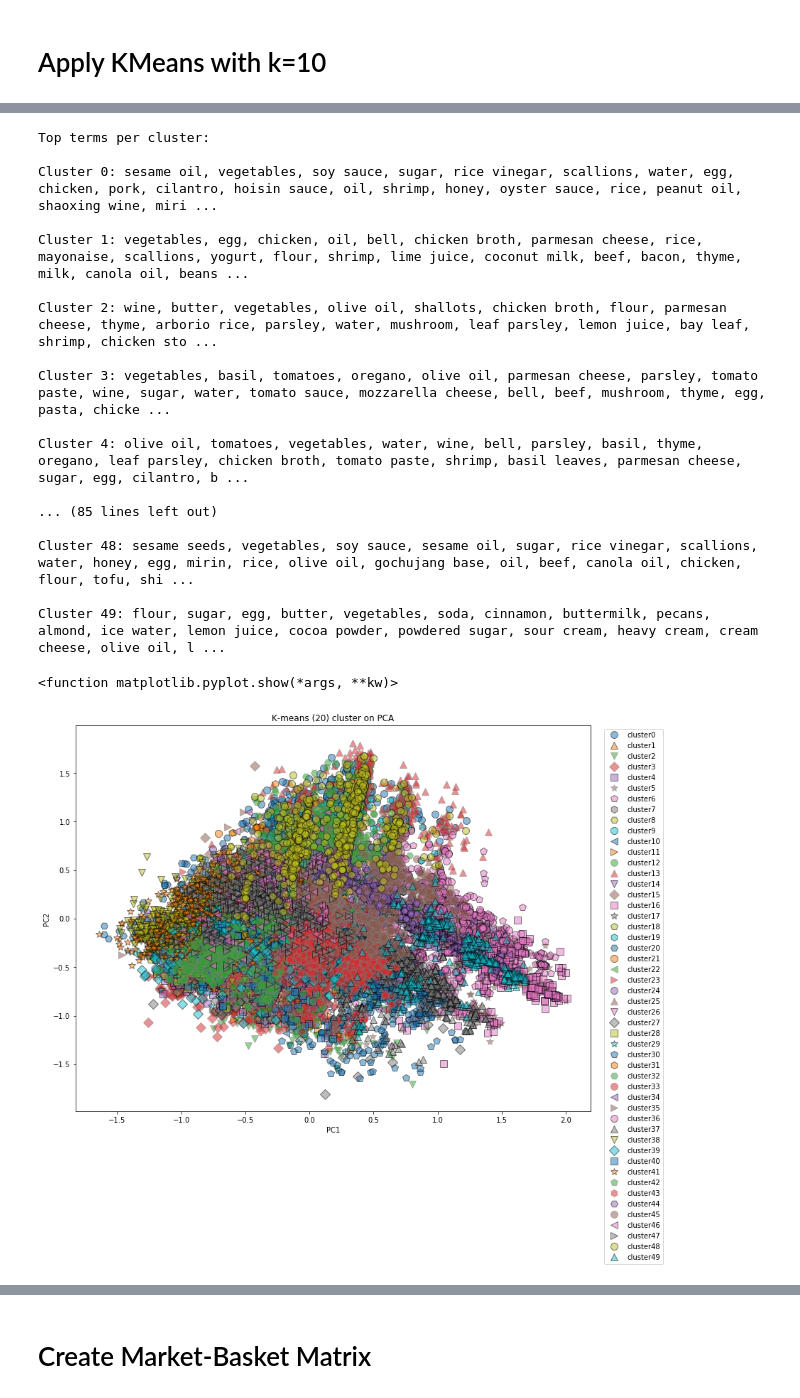
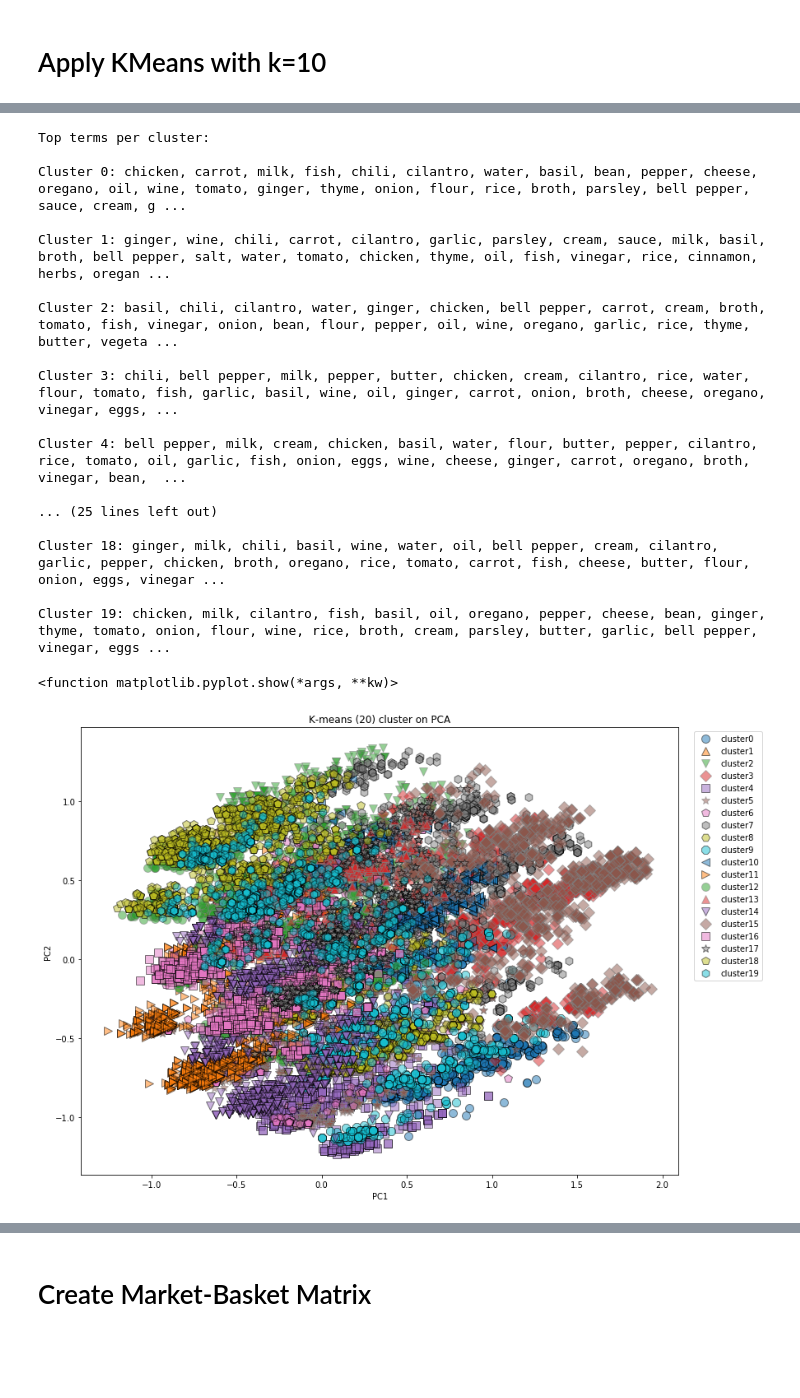
Before and after one commit to frabatx/GroceriesProject, a Jupyter notebook: Final_matrix_project.ipynb, the cells around one changed output, grey strips where cells are left out. Drawn from its saved outputs; the diff is of its cells as text; code cells hidden in the pictures; blank space fills up the shorter version.

```diff
--- a/Final_matrix_project.ipynb
+++ b/Final_matrix_project.ipynb
@@ -441,0 +991,15 @@ common_items
+# %%
+#Filter out the ingredients keeping only the top ingredients
+def filter_ingredients(top_ing, ing):
+    ing_filtered = [i for i in ing if i in top_ing]
+    return ing_filtered
+
+ingredients_more_filtered = []
+for i in df_groceries_clean["items_more_filtered"]:
+    ingredients_more_filtered.append(filter_ingredients(common_items, i))
+df_groceries_clean["common_ingredients"] = ingredients_more_filtered
+
+#after filtering the ingredients, some recipes are now empty, we remove those empty lists:
+boolean_filter = df_groceries_clean["common_ingredients"].str.len() == 0
+df_groceries_clean = df_groceries_clean[boolean_filter == False]
+df_groceries_clean
@@ -441,0 +1020,11 @@ common_items
+# %%
+ingredients_more_filtered = []
+for i in recipes["ingredients_more_filtered"]:
+    ingredients_more_filtered.append(filter_ingredients(common_items, i))
+
+recipes["common_ingredients"] = ingredients_more_filtered
+
+#after filtering the ingredients, some recipes are now empty, we remove those empty lists:
+boolean_filter = recipes["common_ingredients"].str.len() == 0
+recipes = recipes[boolean_filter == False]
+recipes
@@ -452,15 +1047,15 @@ top_ing_clean = [(x,y) for x,y in ing_value_count if y>=100]
 # %%
 recipes_filtered_df = []
 
-for i in recipes["ingredients_more_filtered"]:
+for i in recipes["common_ingredients"]:
     bin_array = []
-    for j in top_ing_clean_l:
+    for j in common_items:
         if j in i:
             bin_array.append(1)
         else:
             bin_array.append(0)
     recipes_filtered_df.append(bin_array)
 
-recipes_filtered_df = pd.DataFrame(recipes_filtered_df, columns=top_ing_clean_l)
+recipes_filtered_df = pd.DataFrame(recipes_filtered_df, columns=common_items)
 recipes_filtered_df
 # %% [output]
@@ -538,50 +1143,46 @@ plt.show
 # %%
-k = 50
-kmeans50 = KMeans(n_clusters=k).fit(recipes_filtered_df)
+k = 20
+kmeans20 = KMeans(n_clusters=k).fit(recipes_filtered_df)
 # %%
 print("Top terms per cluster:")
-order_centroidsK50 = kmeans50.cluster_centers_.argsort()[:, ::-1]
-termsK50 = top_ing_clean_l
+order_centroidsK20 = kmeans20.cluster_centers_.argsort()[:, ::-1]
+termsK20 = top_ing_clean_l
 for i in range(k):
-    top_wordsK50 = [termsK50[ind] for ind in order_centroidsK50[i, :30]]
-    print("\nCluster {}: {}".format(i, ', '.join(top_wordsK50)))
+    top_wordsK20 = [termsK20[ind] for ind in order_centroidsK20[i, :30]]
+    print("\nCluster {}: {}".format(i, ', '.join(top_wordsK20)))
 # %% [output]
 Top terms per cluster:
 
-Cluster 0: sesame oil, vegetables, soy sauce, sugar, rice vinegar, scallions, water, egg, chicken, pork, cilantro, hoisin sauce, oil, shrimp, honey, oyster sauce, rice, peanut oil, shaoxing wine, miri ...
+Cluster 0: chicken, carrot, milk, fish, chili, cilantro, water, basil, bean, pepper, cheese, oregano, oil, wine, tomato, ginger, thyme, onion, flour, rice, broth, parsley, bell pepper, sauce, cream, g ...
 
-Cluster 1: vegetables, egg, chicken, oil, bell, chicken broth, parmesan cheese, rice, mayonaise, scallions, yogurt, flour, shrimp, lime juice, coconut milk, beef, bacon, thyme, milk, canola oil, beans ...
+Cluster 1: ginger, wine, chili, carrot, cilantro, garlic, parsley, cream, sauce, milk, basil, broth, bell pepper, salt, water, tomato, chicken, thyme, oil, fish, vinegar, rice, cinnamon, herbs, oregan ...
 
-Cluster 2: wine, butter, vegetables, olive oil, shallots, chicken broth, flour, parmesan cheese, thyme, arborio rice, parsley, water, mushroom, leaf parsley, lemon juice, bay leaf, shrimp, chicken sto ...
+Cluster 2: basil, chili, cilantro, water, ginger, chicken, bell pepper, carrot, cream, broth, tomato, fish, vinegar, onion, bean, flour, pepper, oil, wine, oregano, garlic, rice, thyme, butter, vegeta ...
 
-Cluster 3: vegetables, basil, tomatoes, oregano, olive oil, parmesan cheese, parsley, tomato paste, wine, sugar, water, tomato sauce, mozzarella cheese, bell, beef, mushroom, thyme, egg, pasta, chicke ...
+Cluster 3: chili, bell pepper, milk, pepper, butter, chicken, cream, cilantro, rice, water, flour, tomato, fish, garlic, basil, wine, oil, ginger, carrot, onion, broth, cheese, oregano, vinegar, eggs, ...
 
-Cluster 4: olive oil, tomatoes, vegetables, water, wine, bell, parsley, basil, thyme, oregano, leaf parsley, chicken broth, tomato paste, shrimp, basil leaves, parmesan cheese, sugar, egg, cilantro, b ...
+Cluster 4: bell pepper, milk, cream, chicken, basil, water, flour, butter, pepper, cilantro, rice, tomato, oil, garlic, fish, onion, eggs, wine, cheese, ginger, carrot, oregano, broth, vinegar, bean,  ...
 
-... (85 lines left out)
+... (25 lines left out)
 
-Cluster 48: sesame seeds, vegetables, soy sauce, sesame oil, sugar, rice vinegar, scallions, water, honey, egg, mirin, rice, olive oil, gochujang base, oil, beef, canola oil, chicken, flour, tofu, shi ...
+Cluster 18: ginger, milk, chili, basil, wine, water, oil, bell pepper, cream, cilantro, garlic, pepper, chicken, broth, oregano, rice, tomato, carrot, fish, cheese, butter, flour, onion, eggs, vinegar ...
 
-Cluster 49: flour, sugar, egg, butter, vegetables, soda, cinnamon, buttermilk, pecans, almond, ice water, lemon juice, cocoa powder, powdered sugar, sour cream, heavy cream, cream cheese, olive oil, l ...
+Cluster 19: chicken, milk, cilantro, fish, basil, oil, oregano, pepper, cheese, bean, ginger, thyme, tomato, onion, flour, wine, rice, broth, cream, parsley, butter, garlic, bell pepper, vinegar, eggs ...
 # %%
 #Plot k-means 50 clusters on PCA
 plt.figure(figsize=(13,10))
 mglearn.discrete_scatter(pca_sample[:,0], pca_sample[:,1], kmeans50.labels_, alpha = 0.5)
 plt.legend(['cluster0', 'cluster1', 'cluster2', 'cluster3', 'cluster4',
        'cluster5', 'cluster6', 'cluster7', 'cluster8', 'cluster9', 'cluster10',
        'cluster11', 'cluster12', 'cluster13', 'cluster14', 'cluster15',
-       'cluster16', 'cluster17', 'cluster18', 'cluster19', 'cluster20', 'cluster21', 'cluster22', 'cluster23', 'cluster24',
-       'cluster25', 'cluster26', 'cluster27', 'cluster28', 'cluster29', 'cluster30',
-       'cluster31', 'cluster32', 'cluster33', 'cluster34', 'cluster35',
-       'cluster36', 'cluster37', 'cluster38', 'cluster39', 'cluster40', 'cluster41', 'cluster42', 'cluster43', 'cluster44',
-       'cluster45', 'cluster46', 'cluster47', 'cluster48', 'cluster49'], bbox_to_anchor=(1.02, 1), loc=2)
+       'cluster16', 'cluster17', 'cluster18', 'cluster19', 'cluster20'], bbox_to_anchor=(1.02, 1), loc=2)
 plt.xlabel("PC1")
 plt.ylabel("PC2")
 plt.title("K-means (20) cluster on PCA")
 plt.show
 # %% [output]
 <function matplotlib.pyplot.show(*args, **kw)>
-[figure, old version]
+[figure, new version]
 # %%
 #Plot cuisines on PCA
 plt.figure(figsize=(13,10))
```
Also changed, not shown: parts of 70 cells of this notebook, 2 other files.
